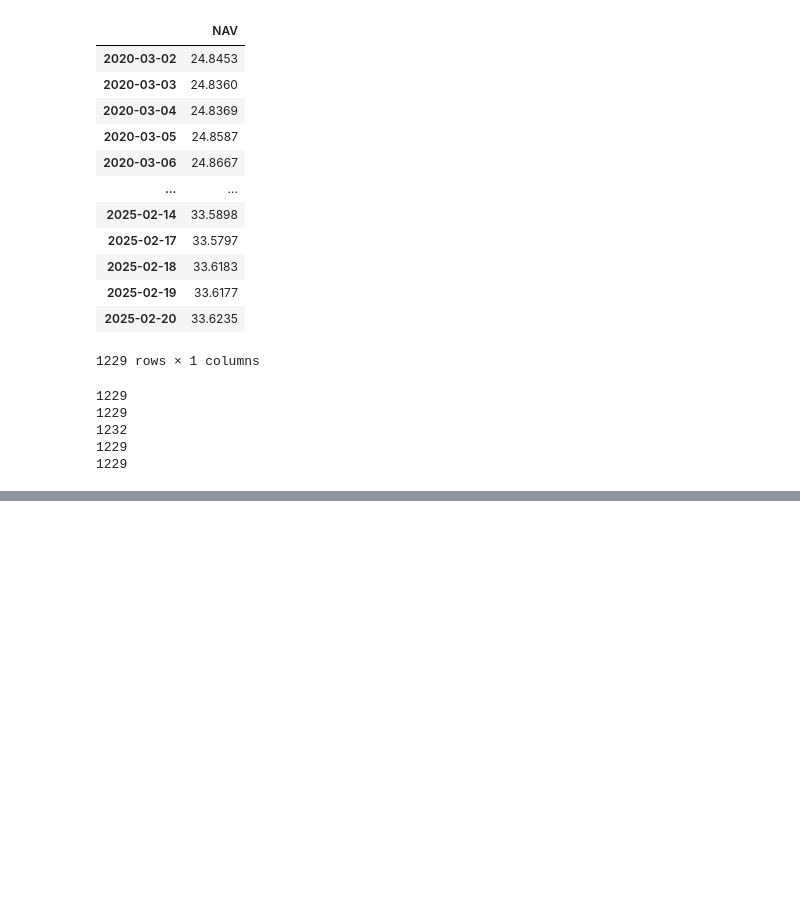
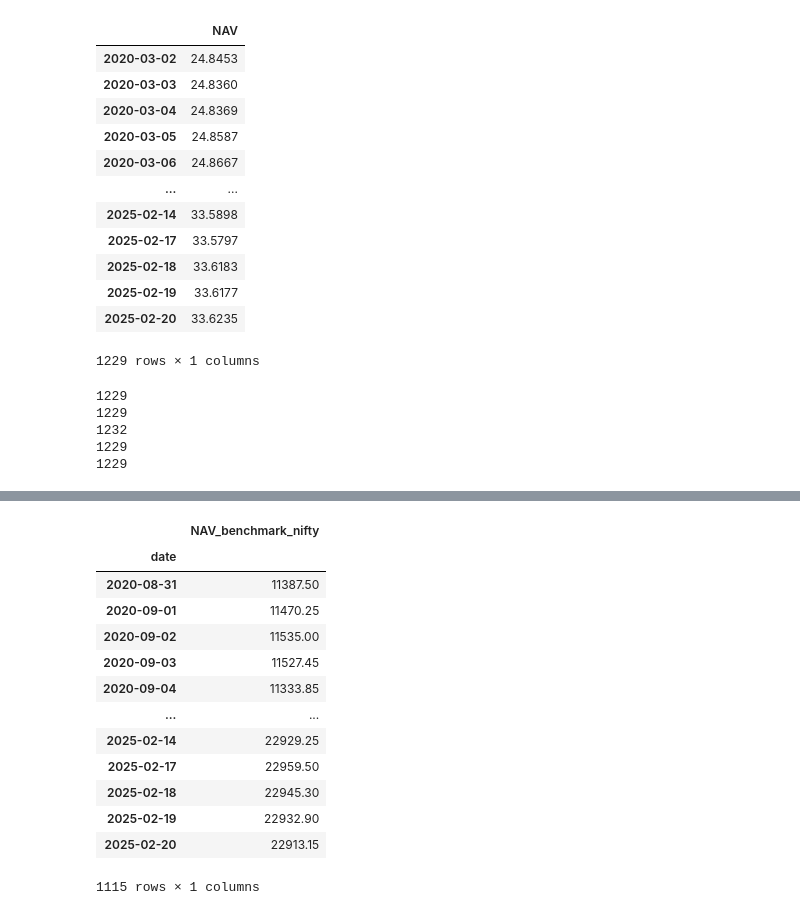
Before and after one commit to Dhruv-Kushwaha2010/mf_portfolio, a Jupyter notebook: mf/analysis.ipynb, the cells around one changed output, grey strips where cells are left out. Drawn from its saved outputs; the diff is of its cells as text; code cells hidden in the pictures; blank space fills up the shorter version.

```diff
--- a/mf/analysis.ipynb
+++ b/mf/analysis.ipynb
@@ -141,3 +143,26 @@ DSP_Aggresive_Hybrid_Fund: 1229
 HDFC_Hybrid_Equity_Fund: 1229
 SBI_Equity_Hybrid_Fund: 1232
 ICICI_Prudential_Equity_and_Debt_Fund: 1229
+# %%
+nifty_df = pd.read_csv('data/benchmark/nifty_50.csv', index_col='Date')
+nifty_df.index = pd.to_datetime(nifty_df.index)
+nifty_df.sort_index(inplace=True)
+nifty_df['NAV_benchmark_nifty'] = nifty_df['Close']
+nifty_df = nifty_df[['NAV_benchmark_nifty']]
+nifty_df.index.name = 'date'
+nifty_df
+# %% [output]
+|  | NAV_benchmark_nifty |
+| date |  |
+| 2020-08-31 | 11387.50 |
+| 2020-09-01 | 11470.25 |
+| 2020-09-02 | 11535.00 |
+| 2020-09-03 | 11527.45 |
+| 2020-09-04 | 11333.85 |
+| ... | ... |
+| 2025-02-14 | 22929.25 |
+| 2025-02-17 | 22959.50 |
+| 2025-02-18 | 22945.30 |
+| 2025-02-19 | 22932.90 |
+| 2025-02-20 | 22913.15 |
+1115 rows × 1 columns
```
Also changed, not shown: parts of 22 cells of this notebook, 1 other file.
